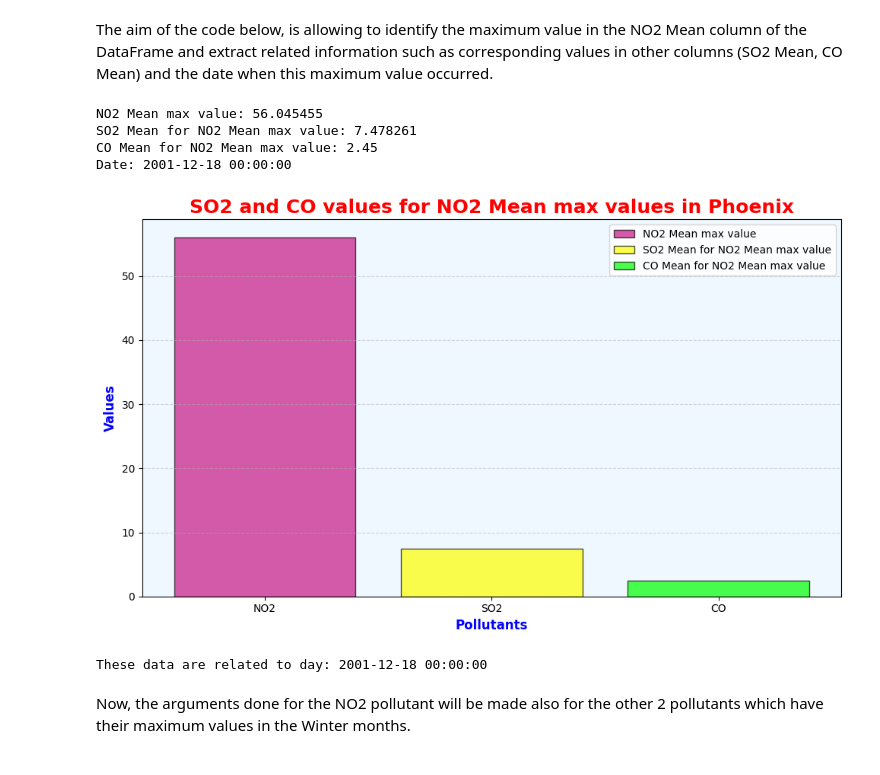
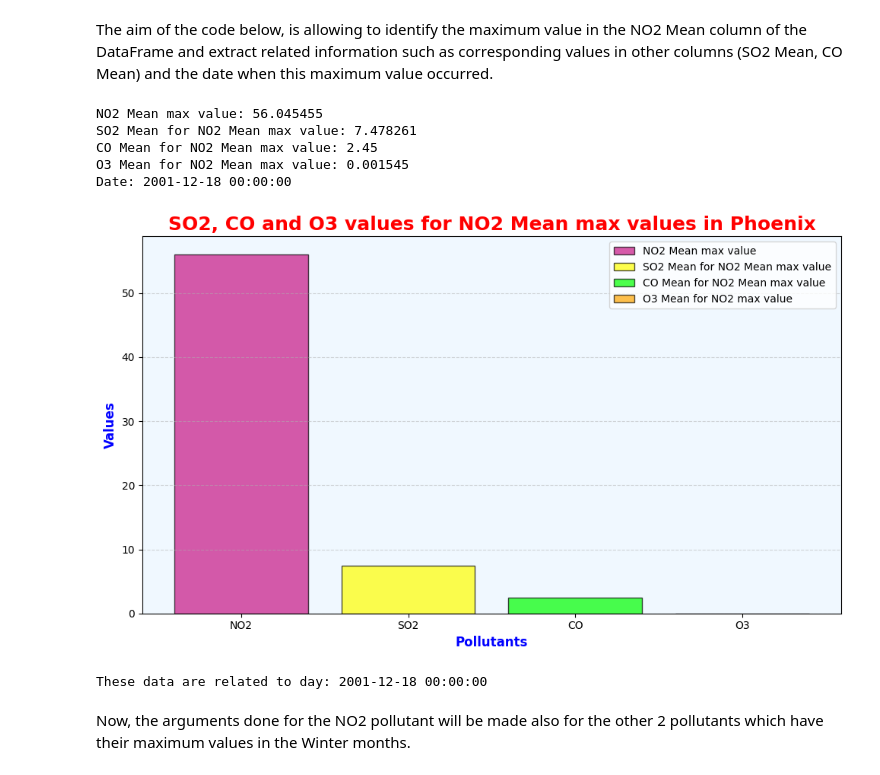
Before and after one commit to letizialanza01/Project_US_Pollution, a Jupyter notebook: Project_US_Pollution.ipynb, the cells around one changed output. Cells and saved outputs as stored; diff of their text form; code cells hidden in the pictures.

```diff
--- a/Project_US_Pollution.ipynb
+++ b/Project_US_Pollution.ipynb
@@ -690,37 +690,41 @@ The aim of the code below, is allowing to identify the maximum value in the NO2
 max_NO2_index = pollution_phoenix['NO2 Mean'].idxmax()
 max_NO2_SO2 = pollution_phoenix.loc[max_NO2_index, 'SO2 Mean']
 max_NO2_CO = pollution_phoenix.loc[max_NO2_index, 'CO Mean']
+max_NO2_O3 = pollution_phoenix.loc[max_NO2_index, 'O3 Mean']
 max_NO2_date = pollution_phoenix.loc[max_NO2_index, 'Date Local']
 
-print("NO2 Mean max value:", pollution_phoenix['NO2 Mean'].max())
-print("SO2 Mean for NO2 Mean max value:", max_NO2_SO2)
-print("CO Mean for NO2 Mean max value:", max_NO2_CO)
+print('NO2 Mean max value:', pollution_phoenix['NO2 Mean'].max())
+print('SO2 Mean for NO2 Mean max value:', max_NO2_SO2)
+print('CO Mean for NO2 Mean max value:', max_NO2_CO)
+print('O3 Mean for NO2 Mean max value:', max_NO2_O3)
 print("Date:", max_NO2_date)
 # %% [output]
 NO2 Mean max value: 56.045455
 SO2 Mean for NO2 Mean max value: 7.478261
 CO Mean for NO2 Mean max value: 2.45
+O3 Mean for NO2 Mean max value: 0.001545
 Date: 2001-12-18 00:00:00
 # %%
 plt.figure(figsize = (10, 6))
 plt.bar('NO2', pollution_phoenix['NO2 Mean'].max(), color = '#C71585', edgecolor = 'black', linewidth = 1, alpha = 0.7, label = 'NO2 Mean max value')
 plt.bar('SO2', max_NO2_SO2, color = 'yellow', edgecolor = 'black', linewidth = 1, alpha = 0.7, label = 'SO2 Mean for NO2 Mean max value')
 plt.bar('CO', max_NO2_CO, color = '#00FF00', edgecolor = 'black', linewidth = 1, alpha = 0.7, label = 'CO Mean for NO2 Mean max value')
+plt.bar('O3', max_NO2_O3, color = 'orange', edgecolor = 'black', linewidth = 1, alpha = 0.7, label = 'O3 Mean for NO2 max value')
 plt.xlabel('Pollutants', fontsize = 12, fontweight = 'bold', color = 'blue')
 plt.ylabel('Values', fontsize = 12, fontweight = 'bold', color = 'blue')
-plt.title('SO2 and CO values for NO2 Mean max values in Phoenix', fontsize = 18, fontweight = 'bold', color = 'red')
+plt.title('SO2, CO and O3 values for NO2 Mean max values in Phoenix', fontsize = 18, fontweight = 'bold', color = 'red')
 plt.xticks(fontsize = 10)
 plt.yticks(fontsize = 10)
 plt.grid(axis = 'y', linestyle = '--', alpha = 0.5)
 plt.gca().set_facecolor('#F0F8FF')
 plt.legend()
 
 plt.tight_layout()
 plt.show()
 
 print('These data are related to day:', max_NO2_date)
 # %% [output]
-[figure, old version]
+[figure, new version]
 These data are related to day: 2001-12-18 00:00:00
 # %% [markdown]
 Now, the arguments done for the NO2 pollutant will be made also for the other 2 pollutants which have their maximum values in the Winter months.
```
Also changed, not shown: parts of 7 cells of this notebook.
